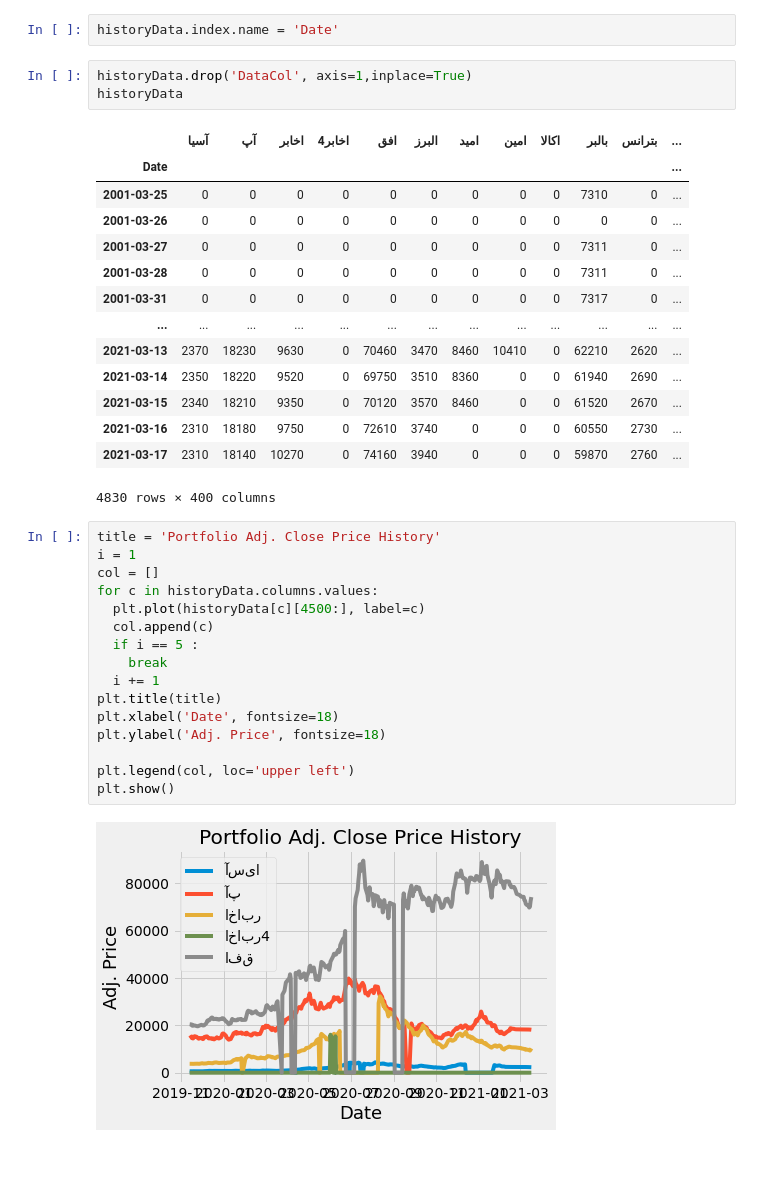
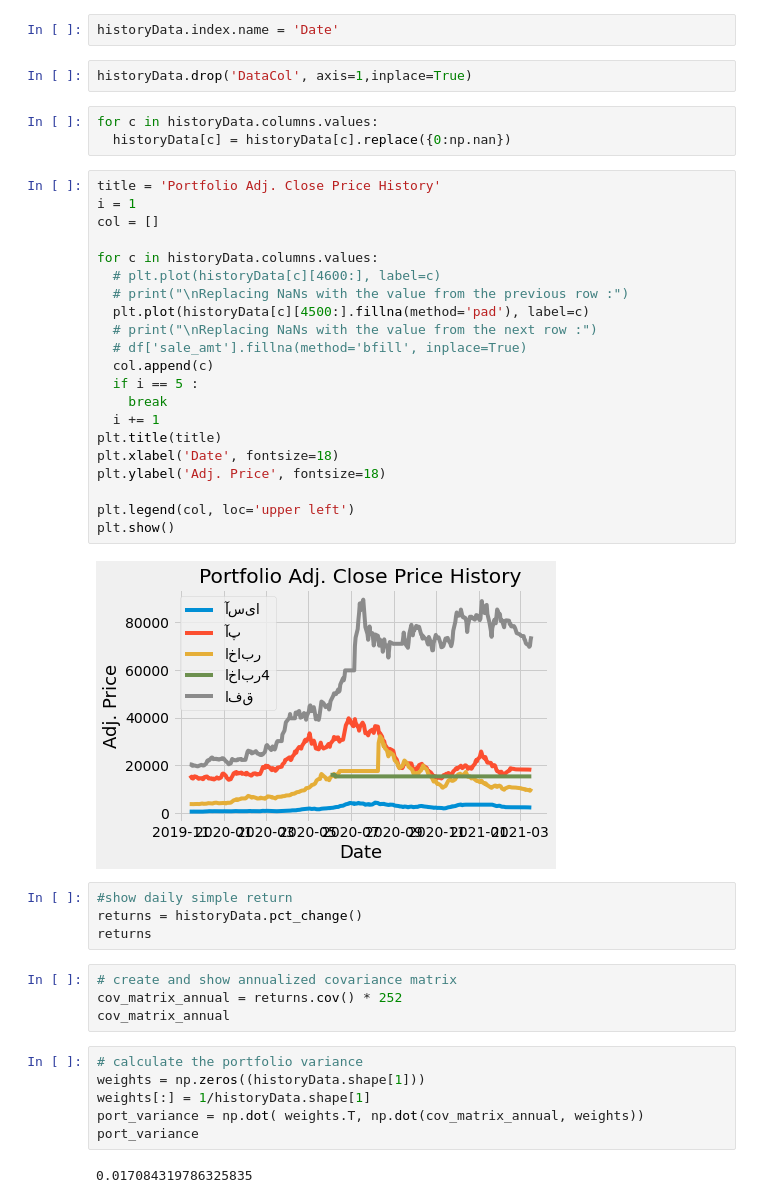
Before and after one commit to Hpkarimi/googleColab, a Jupyter notebook: portfolio.ipynb, the cells around one changed output. Drawn from its saved outputs; the diff is of its cells as text; blank space fills up the shorter version.

Commit message:
Create Portfolio

```diff
--- a/portfolio.ipynb
+++ b/portfolio.ipynb
@@ -35,37 +22,45 @@ historyData.index = historyData['DataCol']
 historyData.index.name = 'Date'
 # %%
 historyData.drop('DataCol', axis=1,inplace=True)
-historyData
-# %% [output]
-|  | آسیا | آپ | اخابر | اخابر4 | افق | البرز | امید | امین | اکالا | بالبر | بترانس | ... |
-| Date |  |  |  |  |  |  |  |  |  |  |  | ... |
-| 2001-03-25 | 0 | 0 | 0 | 0 | 0 | 0 | 0 | 0 | 0 | 7310 | 0 | ... |
-| 2001-03-26 | 0 | 0 | 0 | 0 | 0 | 0 | 0 | 0 | 0 | 0 | 0 | ... |
-| 2001-03-27 | 0 | 0 | 0 | 0 | 0 | 0 | 0 | 0 | 0 | 7311 | 0 | ... |
-| 2001-03-28 | 0 | 0 | 0 | 0 | 0 | 0 | 0 | 0 | 0 | 7311 | 0 | ... |
-| 2001-03-31 | 0 | 0 | 0 | 0 | 0 | 0 | 0 | 0 | 0 | 7317 | 0 | ... |
-| ... | ... | ... | ... | ... | ... | ... | ... | ... | ... | ... | ... | ... |
-| 2021-03-13 | 2370 | 18230 | 9630 | 0 | 70460 | 3470 | 8460 | 10410 | 0 | 62210 | 2620 | ... |
-| 2021-03-14 | 2350 | 18220 | 9520 | 0 | 69750 | 3510 | 8360 | 0 | 0 | 61940 | 2690 | ... |
-| 2021-03-15 | 2340 | 18210 | 9350 | 0 | 70120 | 3570 | 8460 | 0 | 0 | 61520 | 2670 | ... |
-| 2021-03-16 | 2310 | 18180 | 9750 | 0 | 72610 | 3740 | 0 | 0 | 0 | 60550 | 2730 | ... |
-| 2021-03-17 | 2310 | 18140 | 10270 | 0 | 74160 | 3940 | 0 | 0 | 0 | 59870 | 2760 | ... |
-4830 rows × 400 columns
+# %%
+for c in historyData.columns.values:
+  historyData[c] = historyData[c].replace({0:np.nan})
 # %%
 title = 'Portfolio Adj. Close Price History'
 i = 1
 col = []
+
 for c in historyData.columns.values:
-  plt.plot(historyData[c][4500:], label=c)
+  # plt.plot(historyData[c][4600:], label=c)
+  # print("\nReplacing NaNs with the value from the previous row :")
+  plt.plot(historyData[c][4500:].fillna(method='pad'), label=c)
+  # print("\nReplacing NaNs with the value from the next row :")
+  # df['sale_amt'].fillna(method='bfill', inplace=True)
   col.append(c)
   if i == 5 :
     break
   i += 1
 plt.title(title)
 plt.xlabel('Date', fontsize=18)
 plt.ylabel('Adj. Price', fontsize=18)
 
 plt.legend(col, loc='upper left')
 plt.show()
 # %% [output]
-[figure, old version]
+[figure, new version]
+# %%
+#show daily simple return
+returns = historyData.pct_change()
+returns
+# %%
+# create and show annualized covariance matrix
+cov_matrix_annual = returns.cov() * 252
+cov_matrix_annual
+# %%
+# calculate the portfolio variance
+weights = np.zeros((historyData.shape[1]))
+weights[:] = 1/historyData.shape[1]
+port_variance = np.dot( weights.T, np.dot(cov_matrix_annual, weights))
+port_variance
+# %% [output]
+0.017084319786325835
```
Also changed, not shown: parts of 10 cells of this notebook.
